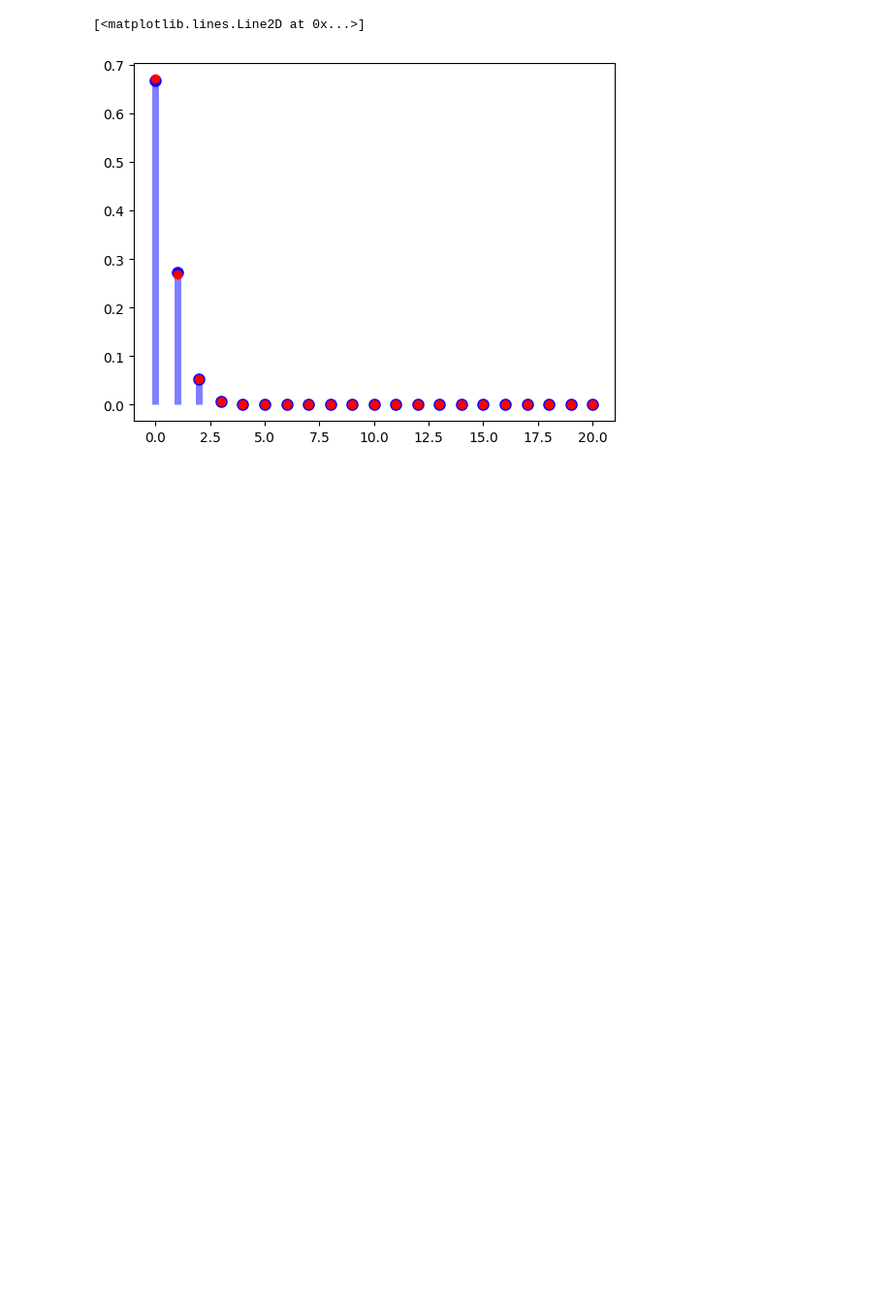
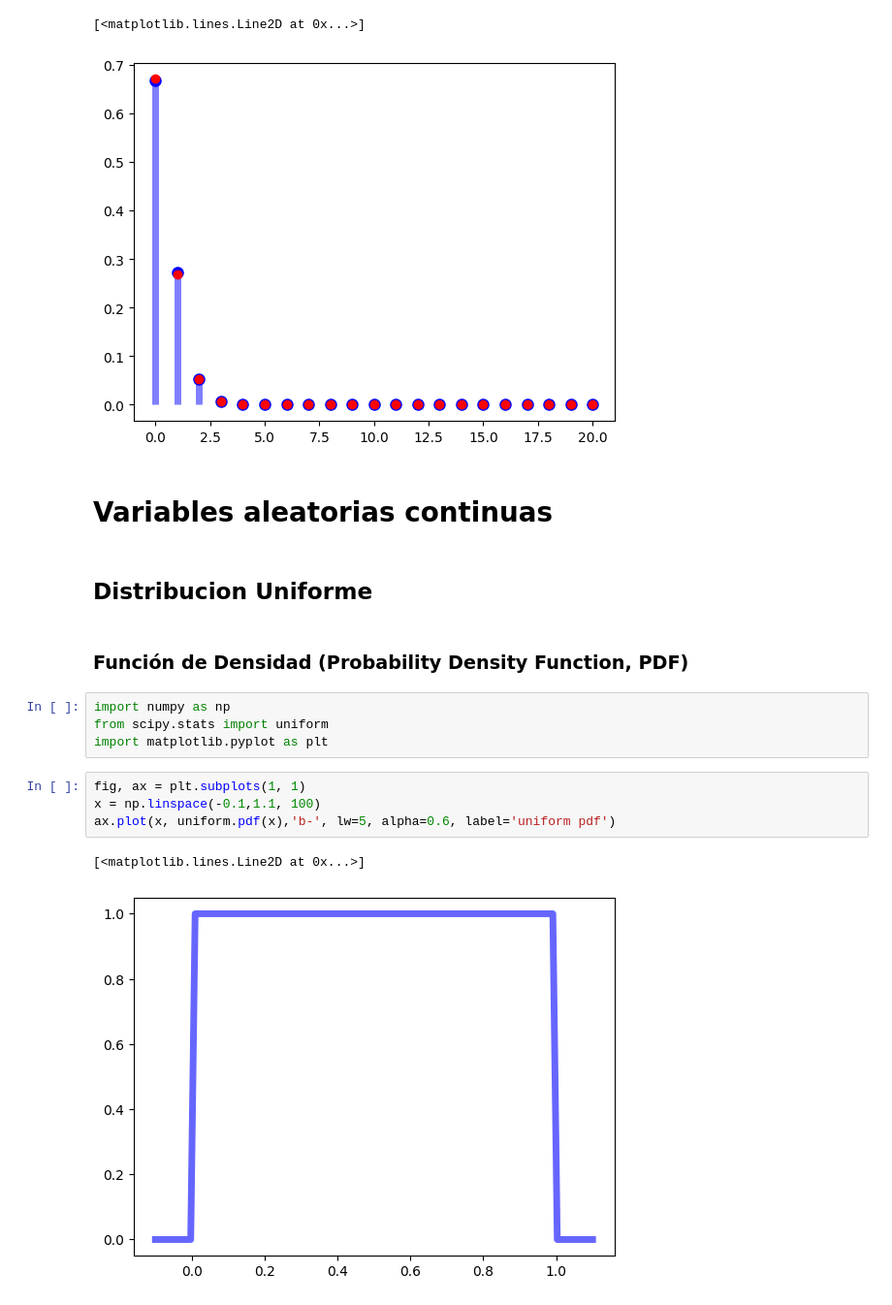
Before and after one commit to leticiaram/GIS-curriculum, a Jupyter notebook: Codigo_1.ipynb, the cells around one changed output. Shown at 97% size. Drawn from its saved outputs; the diff is of its cells as text; blank space fills up the shorter version.

```diff
--- a/Codigo_1.ipynb
+++ b/Codigo_1.ipynb
@@ -165,3 +167,20 @@ plt.plot(x, pmf,'ro')
 # %% [output]
 [<matplotlib.lines.Line2D at 0x...>]
 [figure]
+# %% [markdown]
+# Variables aleatorias continuas
+# %% [markdown]
+## Distribucion Uniforme
+# %% [markdown]
+### Función de Densidad (Probability Density Function, PDF)
+# %%
+import numpy as np
+from scipy.stats import uniform
+import matplotlib.pyplot as plt
+# %%
+fig, ax = plt.subplots(1, 1)
+x = np.linspace(-0.1,1.1, 100)
+ax.plot(x, uniform.pdf(x),'b-', lw=5, alpha=0.6, label='uniform pdf')
+# %% [output]
+[<matplotlib.lines.Line2D at 0x...>]
+[figure, added]
```
Also changed, not shown: parts of 26 cells of this notebook.
